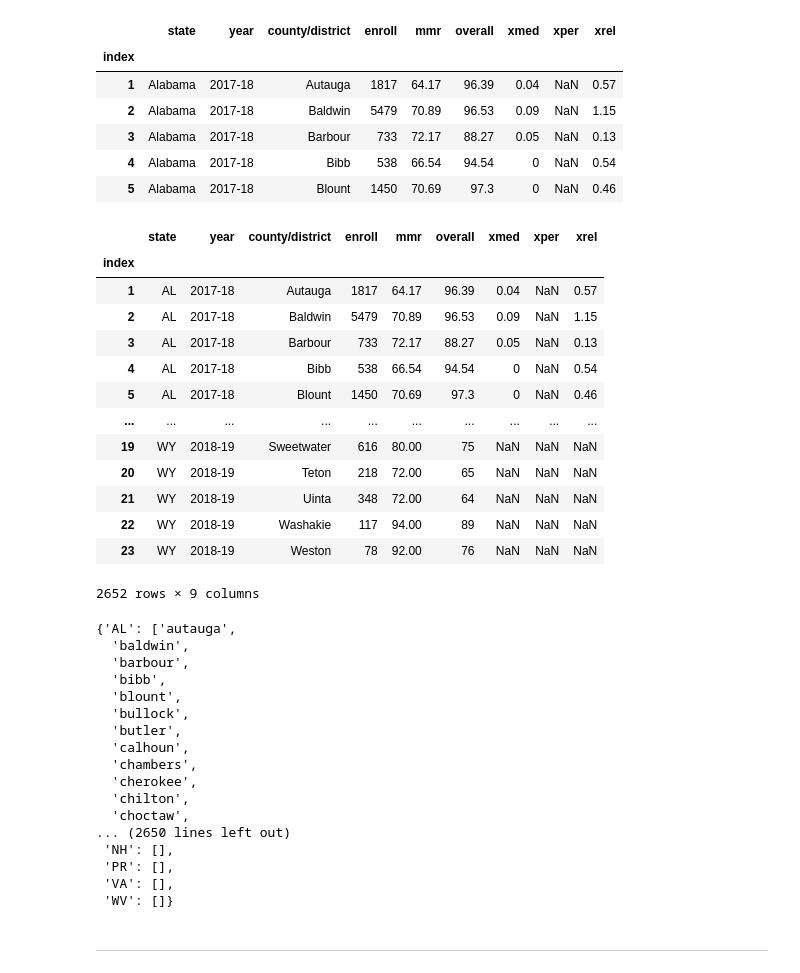
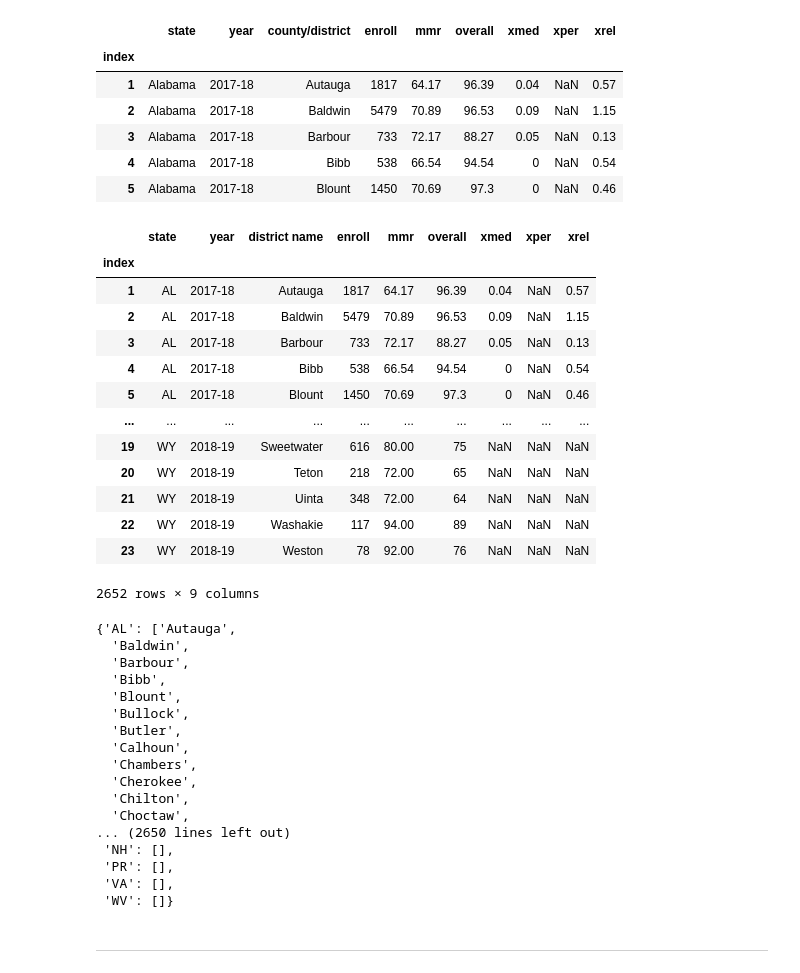
Before and after one commit to gabriellewald/springboard-coursework, a Jupyter notebook: vaccination_project/Capstone2_vaccination_project.ipynb, the cells around one changed output. Drawn from its saved outputs; the diff is of its cells as text; code cells hidden in the pictures.

```diff
--- a/vaccination_project/Capstone2_vaccination_project.ipynb
+++ b/vaccination_project/Capstone2_vaccination_project.ipynb
@@ -44,6 +45,7 @@ vaccine_df.head()
 | 4 | Alabama | 2017-18 | Bibb | 538 | 66.54 | 94.54 | 0 | NaN | 0.54 |
 | 5 | Alabama | 2017-18 | Blount | 1450 | 70.69 | 97.3 | 0 | NaN | 0.46 |
 # %%
+# updating state long name to abbreviation version
 us_state_abbrev = {
     'Alabama': 'AL',
     'Alaska': 'AK',
@@ -79,34 +81,35 @@ us_state_abbrev = {
     'New Hampshire': 'NH',
     'New Jersey': 'NJ',
     'New Mexico': 'NM',
     'New York': 'NY',
     'North Carolina': 'NC',
     'North Dakota': 'ND',
     'Northern Mariana Islands':'MP',
     'Ohio': 'OH',
     'Oklahoma': 'OK',
     'Oregon': 'OR',
     'Pennsylvania': 'PA',
     'Puerto Rico': 'PR',
     'Rhode Island': 'RI',
     'South Carolina': 'SC',
     'South Dakota': 'SD',
     'Tennessee': 'TN',
     'Texas': 'TX',
     'Utah': 'UT',
     'Vermont': 'VT',
     'Virgin Islands': 'VI',
     'Virginia': 'VA',
     'Washington': 'WA',
     'West Virginia': 'WV',
     'Wisconsin': 'WI',
     'Wyoming': 'WY'
 }
 
 vaccine_df['state'] = vaccine_df['state'].map(us_state_abbrev)
+vaccine_df.rename(columns={'county/district': 'district name'}, inplace=True)
 vaccine_df
 # %% [output]
-|  | state | year | county/district | enroll | mmr | overall | xmed | xper | xrel |
+|  | state | year | district name | enroll | mmr | overall | xmed | xper | xrel |
 | index |  |  |  |  |  |  |  |  |  |
 | 1 | AL | 2017-18 | Autauga | 1817 | 64.17 | 96.39 | 0.04 | NaN | 0.57 |
 | 2 | AL | 2017-18 | Baldwin | 5479 | 70.89 | 96.53 | 0.09 | NaN | 1.15 |
@@ -124,8 +127,8 @@ vaccine_df
 counties_for_state = {}
 
 for state in vaccine_df['state'].unique():
-    counties_in_state = vaccine_df[vaccine_df['state'] == state]['county/district'].values.tolist()
-    counties_for_state[state] = [x.lower() for x in counties_in_state]
+    counties_in_state = vaccine_df[vaccine_df['state'] == state]['district name'].values.tolist()
+    counties_for_state[state] = [x for x in counties_in_state]
 
 # Add empty list for states not represented in the other data set
 for state in ['AK', 'AR', 'DE', 'DC', 'GA', 'HI', 'ID', 'IL', 'MO', 'MS', 'NH', 'PR', 'VA', 'WV']:
@@ -133,18 +136,18 @@ for state in ['AK', 'AR', 'DE', 'DC', 'GA', 'HI', 'ID', 'IL', 'MO', 'MS', 'NH',
 
 counties_for_state
 # %% [output]
-{'AL': ['autauga',
-  'baldwin',
-  'barbour',
-  'bibb',
-  'blount',
-  'bullock',
-  'butler',
-  'calhoun',
-  'chambers',
-  'cherokee',
-  'chilton',
-  'choctaw',
+{'AL': ['Autauga',
+  'Baldwin',
+  'Barbour',
+  'Bibb',
+  'Blount',
+  'Bullock',
+  'Butler',
+  'Calhoun',
+  'Chambers',
+  'Cherokee',
+  'Chilton',
+  'Choctaw',
 ... (2650 lines left out)
  'NH': [],
  'PR': [],
```
Also changed, not shown: parts of 10 cells of this notebook.
